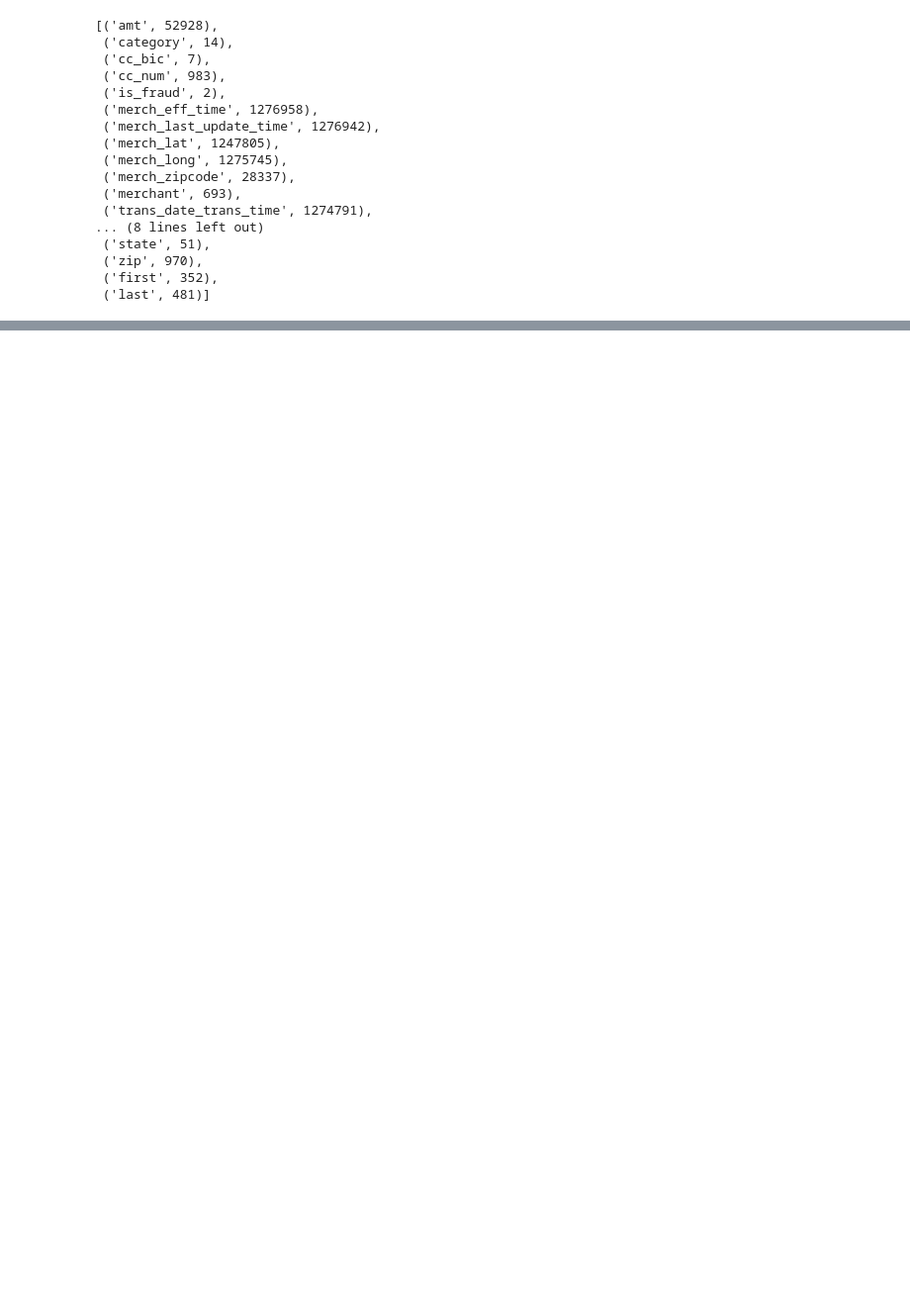
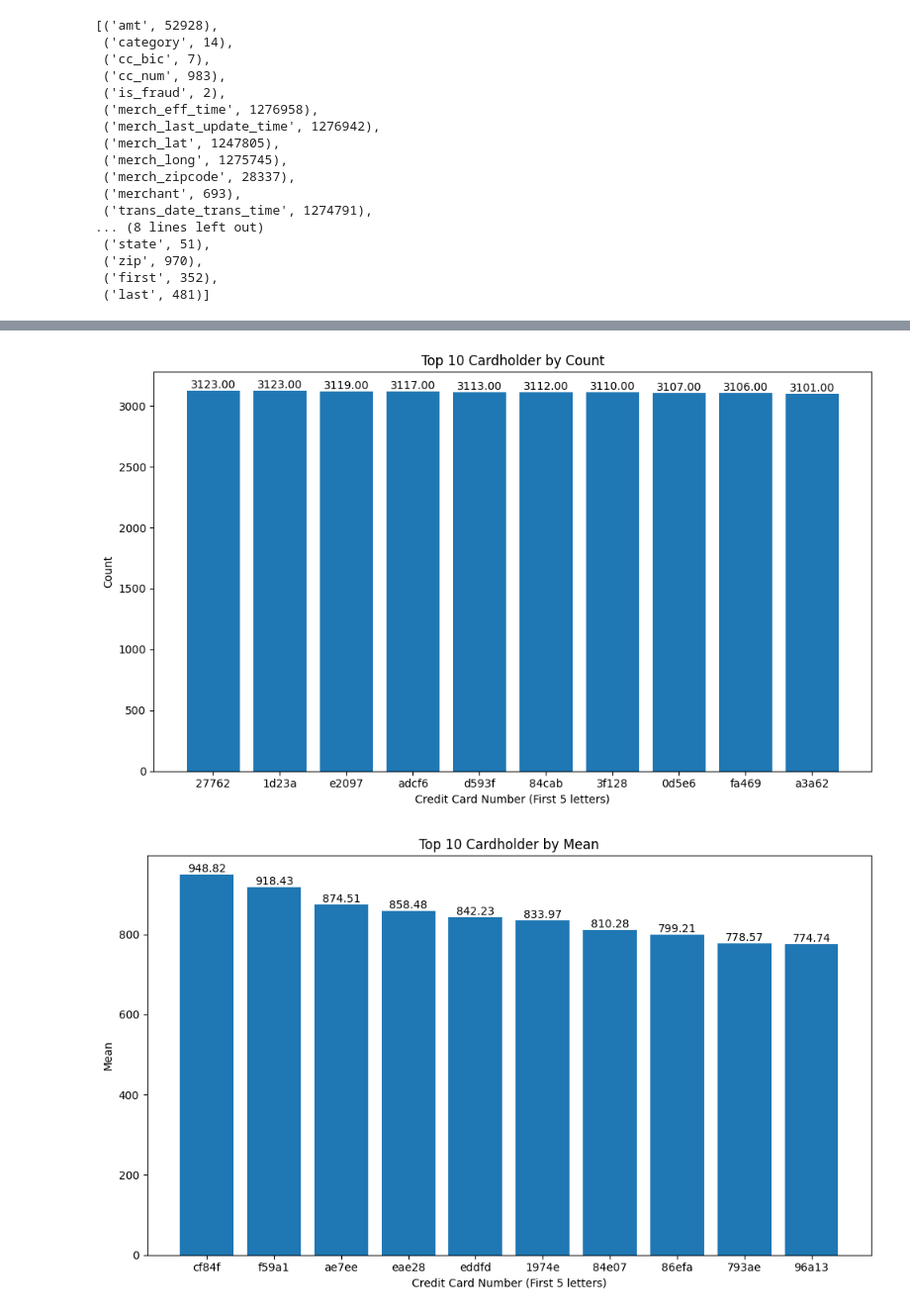
Before and after one commit to hnsa9/etl, a Jupyter notebook: etl.ipynb, the cells around one changed output, grey strips where cells are left out. Shown at 99% size. Saved outputs shown, nothing was run; the diff lists cells and outputs as text; code cells hidden in the pictures; blank space fills up the shorter version.

Commit message:
add analytics and visualization, reformat with black

```diff
--- a/etl.ipynb
+++ b/etl.ipynb
@@ -812,0 +779,8 @@ To do:
+# %%
+grouped_cc_num = transaction_data.df.groupBy("cc_num").agg(
+    count("amt").alias("count"),
+    mean("amt").alias("mean"),
+    min("amt").alias("min"),
+    max("amt").alias("max"),
+    stddev("amt").alias("stddev"),
+)
@@ -812,0 +789,9 @@ To do:
+# %%
+order_by = ["count", "mean", "max", "min"]
+
+for variable in order_by:
+    print("Order by:", variable)
+    if variable == "min":
+        grouped_cc_num.orderBy(asc(variable)).show(n=10, truncate=False)
+    else:
+        grouped_cc_num.orderBy(desc(variable)).show(n=10, truncate=False)
@@ -812,0 +816,28 @@ To do:
+# %%
+grouped_cc_num_df = grouped_cc_num.toPandas()
+
+order_by = ["count", "mean", "max", "min"]
+
+for variable in order_by:
+    sorted_df = grouped_cc_num_df.sort_values(by=variable, ascending=False)
+
+    cc_num = sorted_df["cc_num"].astype(str).str[:5][:10]
+    variable_numbers = sorted_df[variable][:10]
+
+    if variable == "count":
+        count_cc = cc_num.tolist()
+    elif variable == "mean":
+        mean_cc = cc_num.tolist()
+    elif variable == "max":
+        max_cc = cc_num.tolist()
+
+    plot_bar_chart(
+        cc_num,
+        variable_numbers,
+        f"Top 10 Cardholder by {variable.capitalize()}",
+        "Credit Card Number (First 5 letters)",
+        variable.capitalize(),
+    )
+# %% [output]
+[figure, added]
+[figure, added]
```
Also changed, not shown: parts of 58 cells of this notebook.
